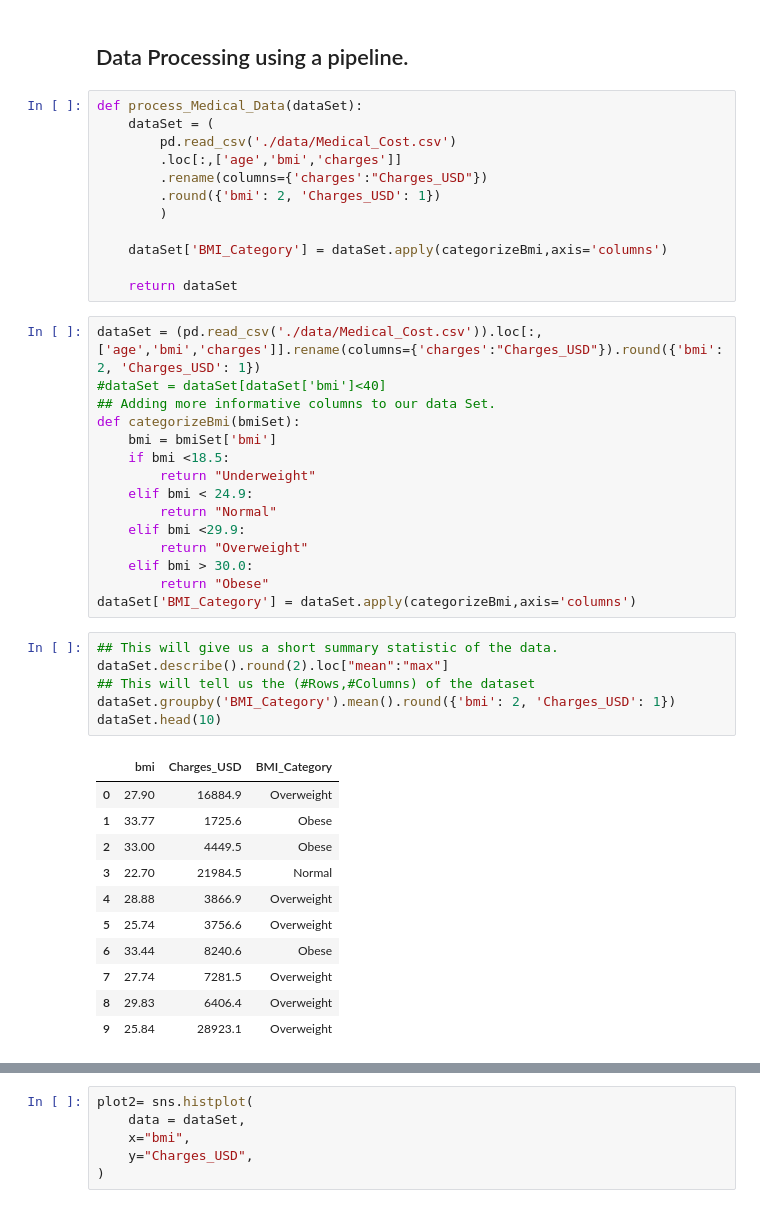
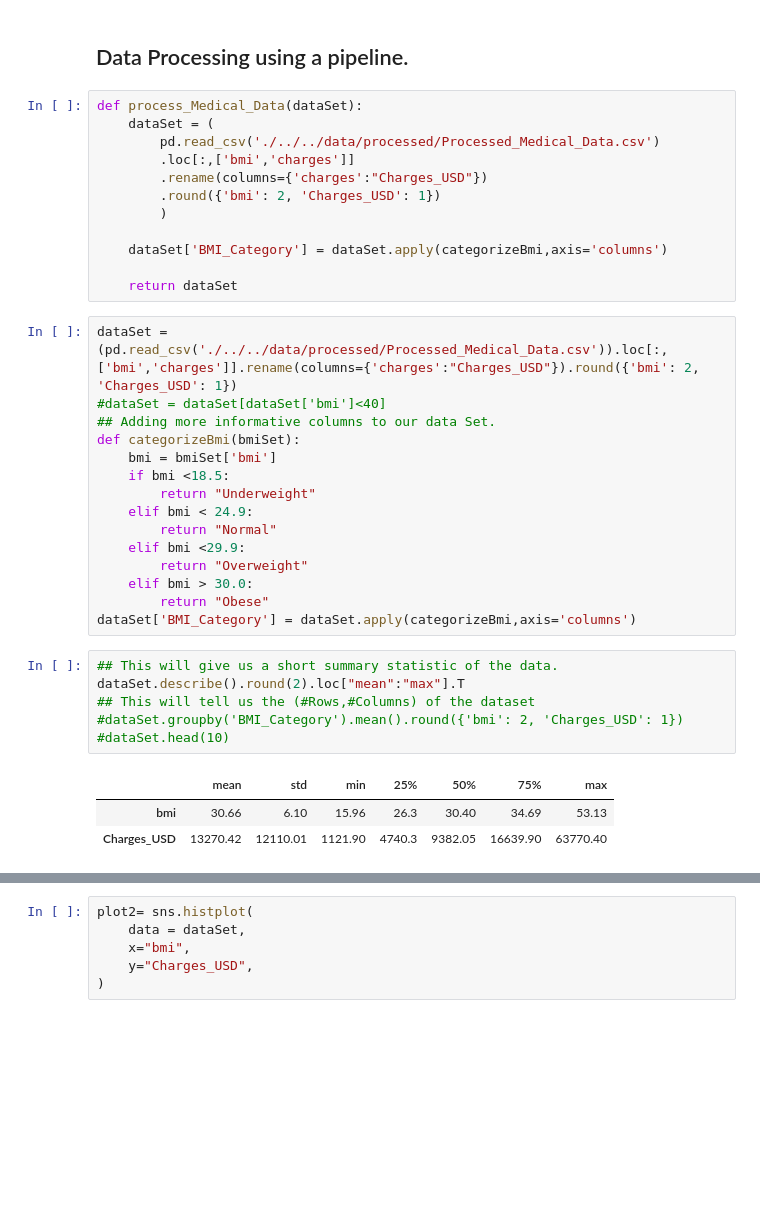
Before and after one commit to data301-2021-summer2/group29-project, a Jupyter notebook: analysis/Prabhmeet Deol/DataAnalysis.ipynb, the cells around one changed output, grey strips where cells are left out. Saved outputs shown, nothing was run; the diff lists cells and outputs as text; blank space fills up the shorter version.

```diff
--- a/analysis/Prabhmeet Deol/DataAnalysis.ipynb
+++ b/analysis/Prabhmeet Deol/DataAnalysis.ipynb
@@ -34,8 +34,8 @@ dataSet['BMI_Category'] = dataSet.apply(categorizeBmi,axis='columns')
 # %%
 def process_Medical_Data(dataSet):
 	dataSet = (
-		pd.read_csv('./data/Medical_Cost.csv')
-	 	.loc[:,['age','bmi','charges']]
+		pd.read_csv('./../../data/processed/Processed_Medical_Data.csv')
+	 	.loc[:,['bmi','charges']]
 	 	.rename(columns={'charges':"Charges_USD"})
 	 	.round({'bmi': 2, 'Charges_USD': 1})
 		)
@@ -44,7 +44,7 @@ def process_Medical_Data(dataSet):
 
 	return dataSet
 # %%
-dataSet = (pd.read_csv('./data/Medical_Cost.csv')).loc[:,['age','bmi','charges']].rename(columns={'charges':"Charges_USD"}).round({'bmi': 2, 'Charges_USD': 1})
+dataSet = (pd.read_csv('./../../data/processed/Processed_Medical_Data.csv')).loc[:,['bmi','charges']].rename(columns={'charges':"Charges_USD"}).round({'bmi': 2, 'Charges_USD': 1})
 #dataSet = dataSet[dataSet['bmi']<40]
 ## Adding more informative columns to our data Set.
 def categorizeBmi(bmiSet):
@@ -60,22 +60,14 @@ def categorizeBmi(bmiSet):
 dataSet['BMI_Category'] = dataSet.apply(categorizeBmi,axis='columns')
 # %%
 ## This will give us a short summary statistic of the data.
-dataSet.describe().round(2).loc["mean":"max"]
+dataSet.describe().round(2).loc["mean":"max"].T
 ## This will tell us the (#Rows,#Columns) of the dataset
-dataSet.groupby('BMI_Category').mean().round({'bmi': 2, 'Charges_USD': 1})
-dataSet.head(10)
+#dataSet.groupby('BMI_Category').mean().round({'bmi': 2, 'Charges_USD': 1})
+#dataSet.head(10)
 # %% [output]
-|  | bmi | Charges_USD | BMI_Category |
-| 0 | 27.90 | 16884.9 | Overweight |
-| 1 | 33.77 | 1725.6 | Obese |
-| 2 | 33.00 | 4449.5 | Obese |
-| 3 | 22.70 | 21984.5 | Normal |
-| 4 | 28.88 | 3866.9 | Overweight |
-| 5 | 25.74 | 3756.6 | Overweight |
-| 6 | 33.44 | 8240.6 | Obese |
-| 7 | 27.74 | 7281.5 | Overweight |
-| 8 | 29.83 | 6406.4 | Overweight |
-| 9 | 25.84 | 28923.1 | Overweight |
+|  | mean | std | min | 25% | 50% | 75% | max |
+| bmi | 30.66 | 6.10 | 15.96 | 26.3 | 30.40 | 34.69 | 53.13 |
+| Charges_USD | 13270.42 | 12110.01 | 1121.90 | 4740.3 | 9382.05 | 16639.90 | 63770.40 |
 # %%
 ## Exploratory Research
 plot1 = sns.pairplot(dataSet,palette="virdis")
```
Also changed, not shown: parts of 2 cells of this notebook, 1 other file.
